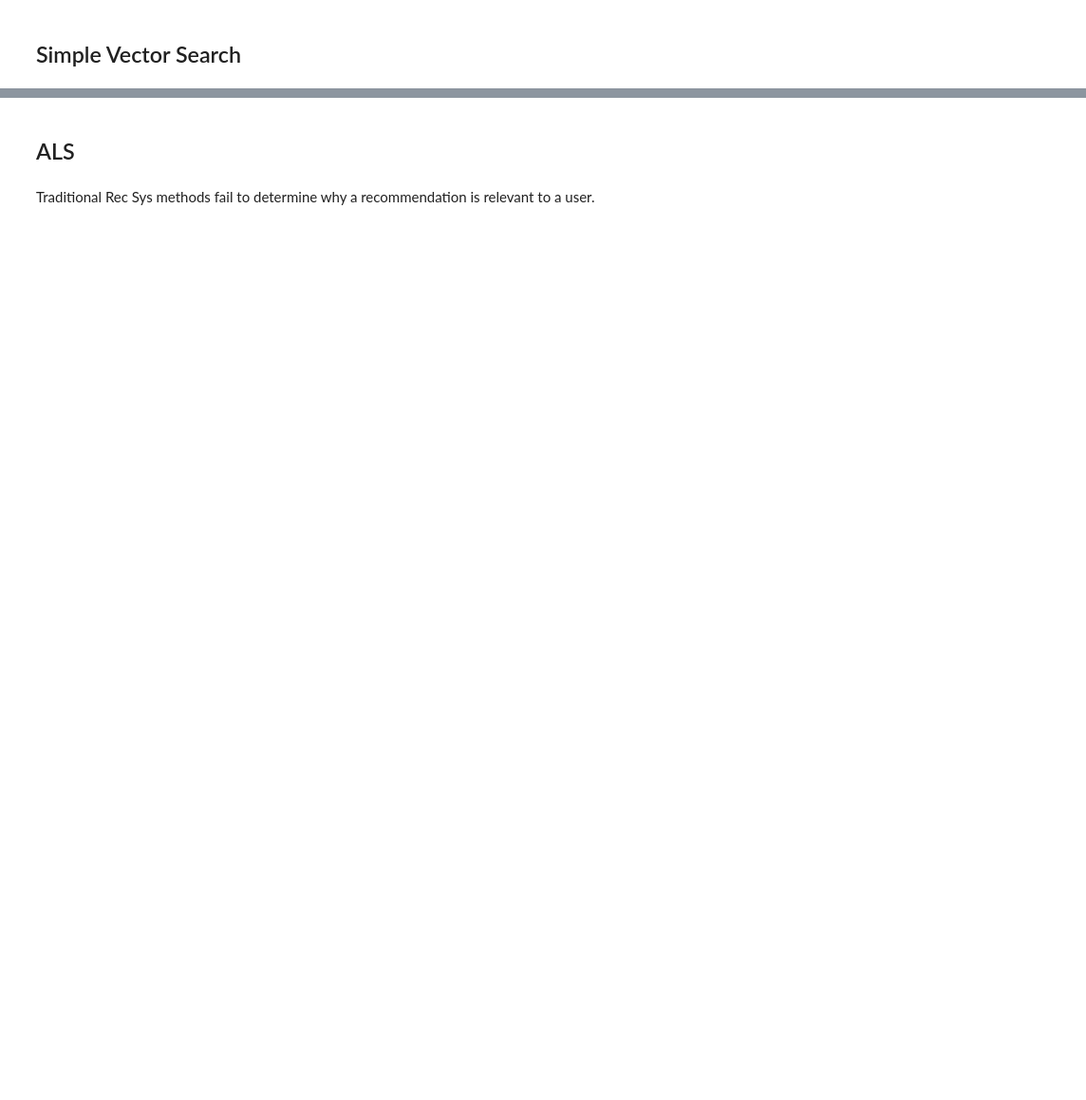
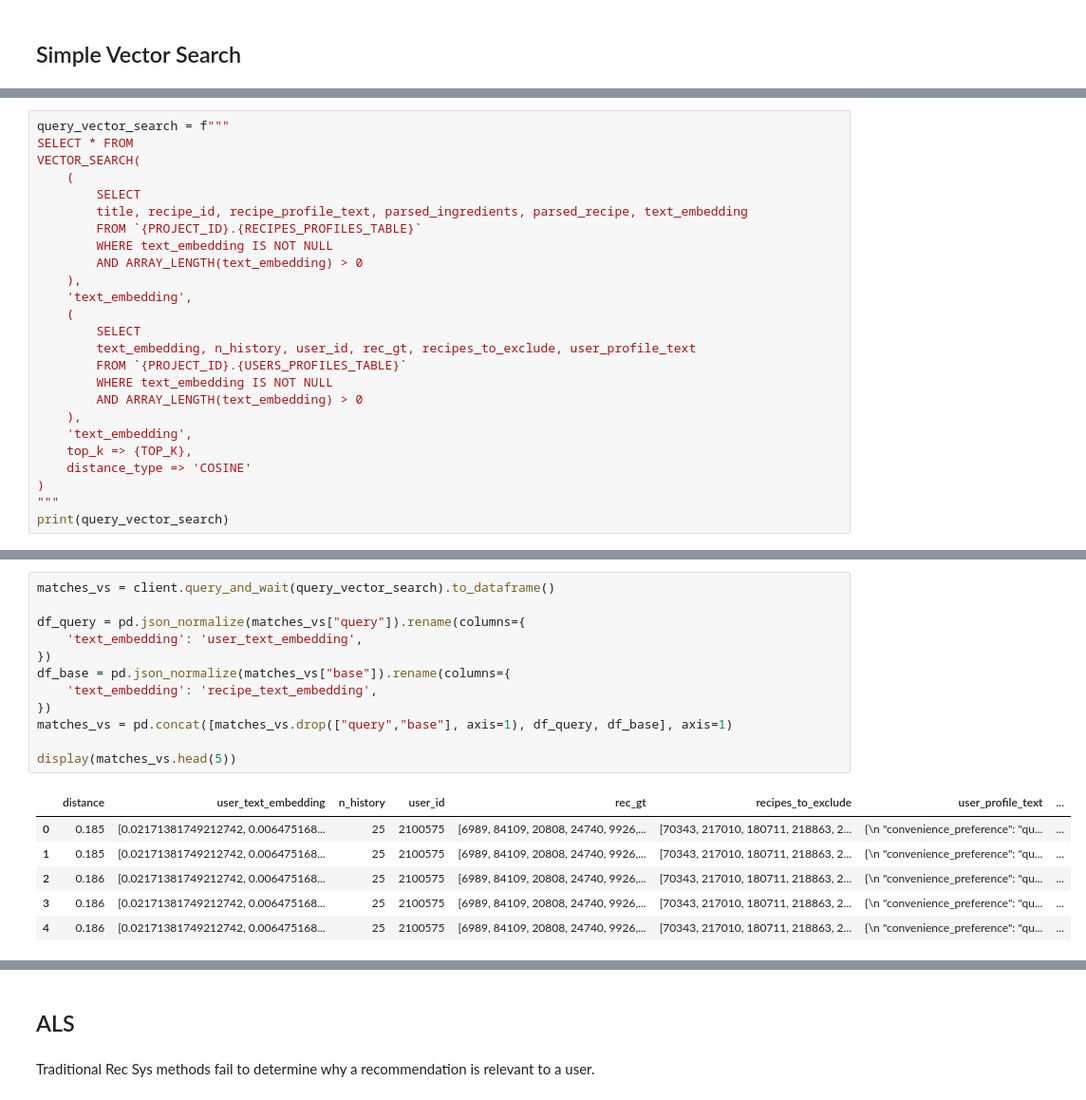
Before and after one commit to jeremy-jmc/kaggle-bigquery-hackaton-2025, a Jupyter notebook: deliverable.ipynb, the cells around one changed output, grey strips where cells are left out. Shown at 95% size. Saved outputs shown, nothing was run; the diff lists cells and outputs as text; blank space fills up the shorter version.

```diff
--- a/deliverable.ipynb
+++ b/deliverable.ipynb
@@ -904,0 +927,25 @@ This semantic search approach address in certain way the cold-start problem, as
+# %%
+query_vector_search = f"""
+SELECT * FROM
+VECTOR_SEARCH(
+    (
+        SELECT
+        title, recipe_id, recipe_profile_text, parsed_ingredients, parsed_recipe, text_embedding
+        FROM `{PROJECT_ID}.{RECIPES_PROFILES_TABLE}`
+        WHERE text_embedding IS NOT NULL
+        AND ARRAY_LENGTH(text_embedding) > 0
+    ),
+    'text_embedding',
+    (
+        SELECT
+        text_embedding, n_history, user_id, rec_gt, recipes_to_exclude, user_profile_text
+        FROM `{PROJECT_ID}.{USERS_PROFILES_TABLE}`
+        WHERE text_embedding IS NOT NULL
+        AND ARRAY_LENGTH(text_embedding) > 0
+    ),
+    'text_embedding',
+    top_k => {TOP_K},
+    distance_type => 'COSINE'
+)
+"""
+print(query_vector_search)
@@ -904,0 +970,19 @@ This semantic search approach address in certain way the cold-start problem, as
+# %%
+matches_vs = client.query_and_wait(query_vector_search).to_dataframe()
+
+df_query = pd.json_normalize(matches_vs["query"]).rename(columns={
+    'text_embedding': 'user_text_embedding',
+})
+df_base = pd.json_normalize(matches_vs["base"]).rename(columns={
+    'text_embedding': 'recipe_text_embedding',
+})
+matches_vs = pd.concat([matches_vs.drop(["query","base"], axis=1), df_query, df_base], axis=1)
+
+display(matches_vs.head(5))
+# %% [output]
+|  | distance | user_text_embedding | n_history | user_id | rec_gt | recipes_to_exclude | user_profile_text | ... |
+| 0 | 0.185 | [0.02171381749212742, 0.006475168... | 25 | 2100575 | [6989, 84109, 20808, 24740, 9926,... | [70343, 217010, 180711, 218863, 2... | {\n "convenience_preference": "qu... | ... |
+| 1 | 0.185 | [0.02171381749212742, 0.006475168... | 25 | 2100575 | [6989, 84109, 20808, 24740, 9926,... | [70343, 217010, 180711, 218863, 2... | {\n "convenience_preference": "qu... | ... |
+| 2 | 0.186 | [0.02171381749212742, 0.006475168... | 25 | 2100575 | [6989, 84109, 20808, 24740, 9926,... | [70343, 217010, 180711, 218863, 2... | {\n "convenience_preference": "qu... | ... |
+| 3 | 0.186 | [0.02171381749212742, 0.006475168... | 25 | 2100575 | [6989, 84109, 20808, 24740, 9926,... | [70343, 217010, 180711, 218863, 2... | {\n "convenience_preference": "qu... | ... |
+| 4 | 0.186 | [0.02171381749212742, 0.006475168... | 25 | 2100575 | [6989, 84109, 20808, 24740, 9926,... | [70343, 217010, 180711, 218863, 2... | {\n "convenience_preference": "qu... | ... |
```
Also changed, not shown: parts of 42 cells of this notebook, 1 other file.
